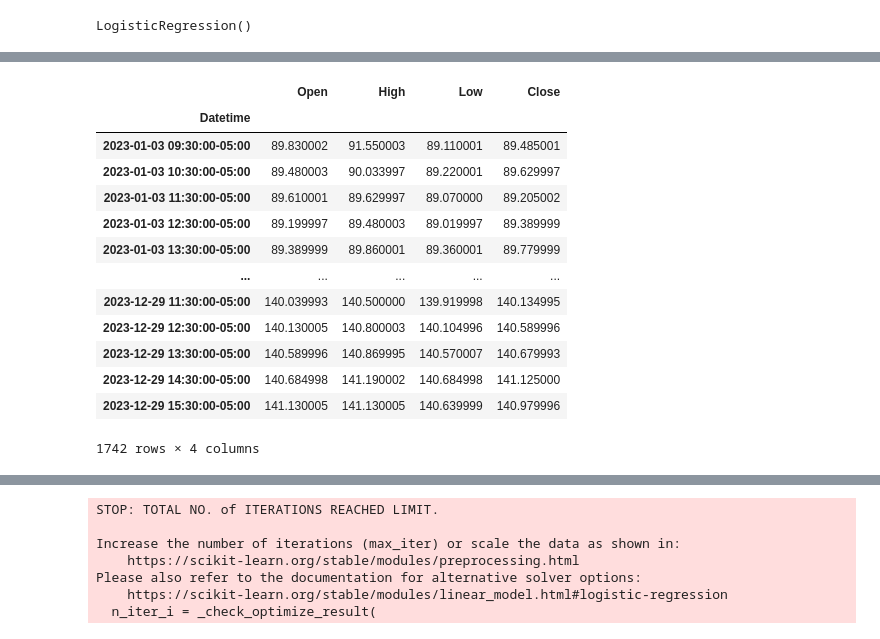
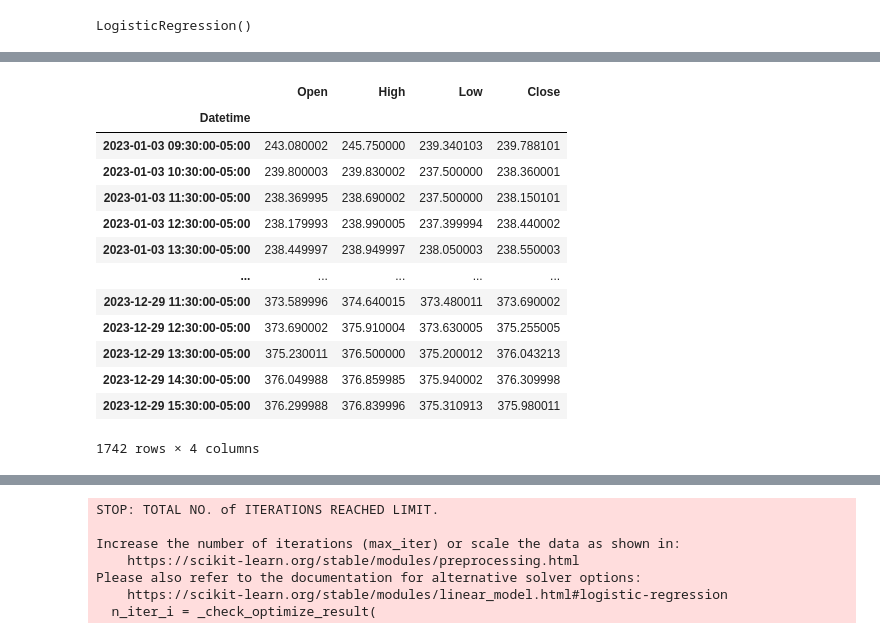
Before and after one commit to inuneko89/DADS_6003, a Jupyter notebook: Logistic_Regression.ipynb, the cells around one changed output, grey strips where cells are left out. Cells and saved outputs as stored; diff of their text form; code cells hidden in the pictures.

```diff
--- a/Logistic_Regression.ipynb
+++ b/Logistic_Regression.ipynb
@@ -323,23 +326,23 @@ plt.show()
 # %%
-samsung = yf.Ticker('goog')
+samsung = yf.Ticker('MSFT')
 interval = '1h'
 start = '2023-1-1'
 end = '2023-12-31'
 df1 = samsung.history(interval=interval,start=start,end=end)
 df1.drop(columns=['Volume', 'Dividends', 'Stock Splits'], inplace=True)
 df1
 # %% [output]
 |  | Open | High | Low | Close |
 | Datetime |  |  |  |  |
-| 2023-01-03 09:30:00-05:00 | 89.830002 | 91.550003 | 89.110001 | 89.485001 |
-| 2023-01-03 10:30:00-05:00 | 89.480003 | 90.033997 | 89.220001 | 89.629997 |
-| 2023-01-03 11:30:00-05:00 | 89.610001 | 89.629997 | 89.070000 | 89.205002 |
-| 2023-01-03 12:30:00-05:00 | 89.199997 | 89.480003 | 89.019997 | 89.389999 |
-| 2023-01-03 13:30:00-05:00 | 89.389999 | 89.860001 | 89.360001 | 89.779999 |
+| 2023-01-03 09:30:00-05:00 | 243.080002 | 245.750000 | 239.340103 | 239.788101 |
+| 2023-01-03 10:30:00-05:00 | 239.800003 | 239.830002 | 237.500000 | 238.360001 |
+| 2023-01-03 11:30:00-05:00 | 238.369995 | 238.690002 | 237.500000 | 238.150101 |
+| 2023-01-03 12:30:00-05:00 | 238.179993 | 238.990005 | 237.399994 | 238.440002 |
+| 2023-01-03 13:30:00-05:00 | 238.449997 | 238.949997 | 238.050003 | 238.550003 |
 | ... | ... | ... | ... | ... |
-| 2023-12-29 11:30:00-05:00 | 140.039993 | 140.500000 | 139.919998 | 140.134995 |
-| 2023-12-29 12:30:00-05:00 | 140.130005 | 140.800003 | 140.104996 | 140.589996 |
-| 2023-12-29 13:30:00-05:00 | 140.589996 | 140.869995 | 140.570007 | 140.679993 |
-| 2023-12-29 14:30:00-05:00 | 140.684998 | 141.190002 | 140.684998 | 141.125000 |
-| 2023-12-29 15:30:00-05:00 | 141.130005 | 141.130005 | 140.639999 | 140.979996 |
+| 2023-12-29 11:30:00-05:00 | 373.589996 | 374.640015 | 373.480011 | 373.690002 |
+| 2023-12-29 12:30:00-05:00 | 373.690002 | 375.910004 | 373.630005 | 375.255005 |
+| 2023-12-29 13:30:00-05:00 | 375.230011 | 376.500000 | 375.200012 | 376.043213 |
+| 2023-12-29 14:30:00-05:00 | 376.049988 | 376.859985 | 375.940002 | 376.309998 |
+| 2023-12-29 15:30:00-05:00 | 376.299988 | 376.839996 | 375.310913 | 375.980011 |
 1742 rows × 4 columns
```
Also changed, not shown: parts of 16 cells of this notebook.
